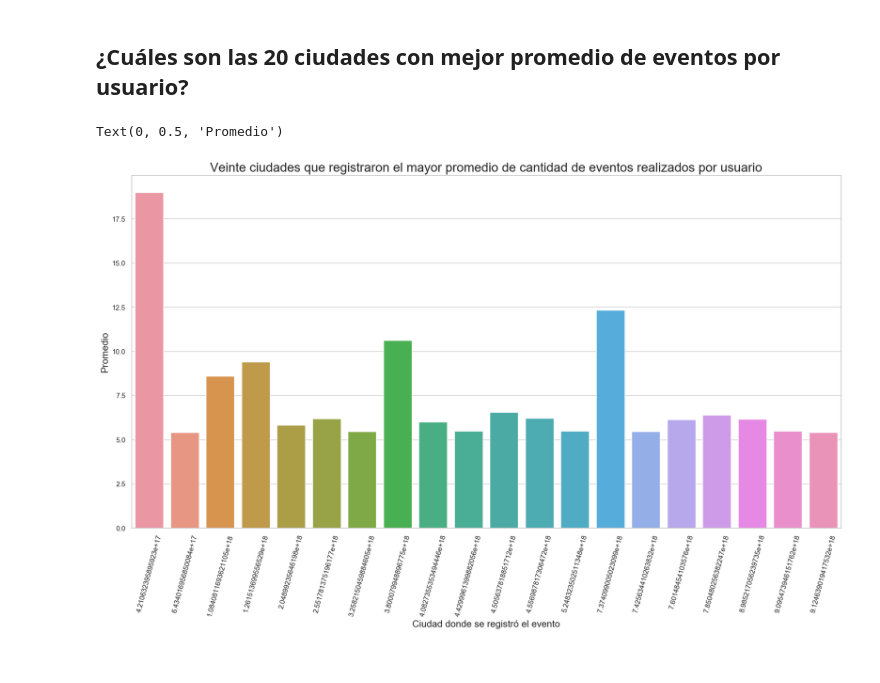
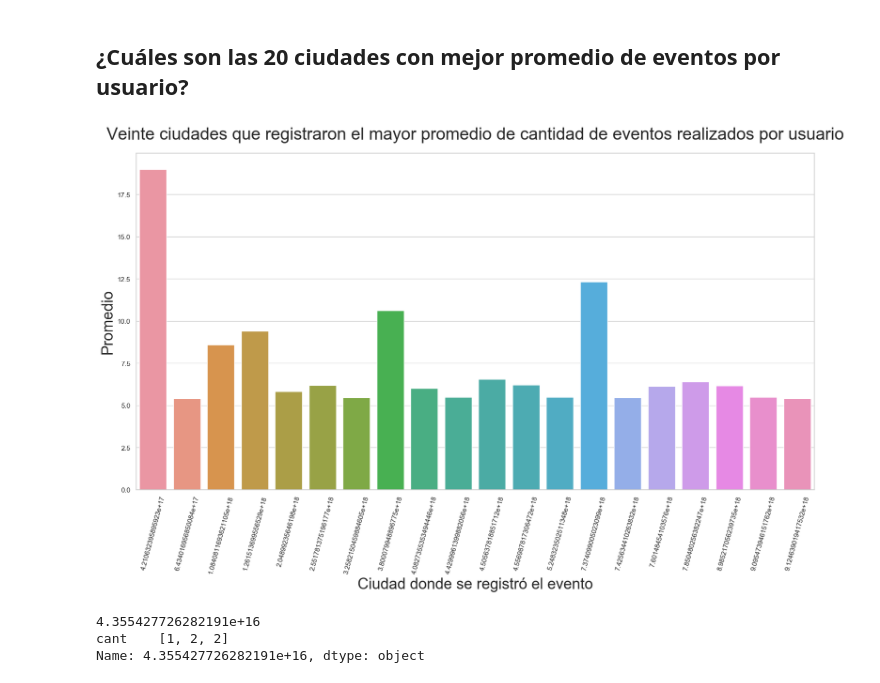
Before and after one commit to AlejandroKler/Datanesa, a Jupyter notebook: Analisis_geografico.ipynb, the cells around one changed output. Drawn from its saved outputs; the diff is of its cells as text; code cells hidden in the pictures.

```diff
--- a/Analisis_geografico.ipynb
+++ b/Analisis_geografico.ipynb
@@ -46,0 +53,13 @@ plt.savefig("latitudLongitud.png")
+# %%
+top_cities = events.groupby(['device_city']).agg({'cant': 'count'}).reset_index()\
+.sort_values(by = 'cant', ascending = False).head(20)
+# %%
+plt.rcParams["axes.labelsize"] = 30
+plot_a = sns.barplot(x=top_cities['device_city'], y=top_cities['cant'], orient='v')
+plot_a.set_xticklabels(plot.get_xticklabels(),rotation=75)
+plot_a.set_title("Veinte ciudades que registraron mayor cantidad de eventos", fontsize=28)
+plot_a.set_xlabel("Ciudad donde se registró el evento", fontsize=25)
+plot_a.title.set_position([.5, 1.03])
+plot_a.set_ylabel("Cantidad de eventos", fontsize=25)
+plot_a.set_yscale("log")
+plt.savefig("top_cities.jpeg")
@@ -48,17 +69,18 @@ plt.savefig("latitudLongitud.png")
 ## ¿Cuáles son las 20 ciudades con mejor promedio de eventos por usuario?
 # %%
 events['cant'] = 1
-top_cities = events.groupby(['device_city', 'ref_hash']).agg({'cant': 'count'}).reset_index().groupby('device_city').agg({'cant': 'mean'})\
+top_cities_prom = events.groupby(['device_city', 'ref_hash']).agg({'cant': 'count'}).reset_index().groupby('device_city').agg({'cant': 'mean'})\
     .sort_values(by = 'cant', ascending = False).head(20).reset_index()
 # %%
-top_cities = top_cities.rename({'cant':'promedio'}, axis = 1)
+top_cities_prom = top_cities.rename({'cant':'promedio'}, axis = 1)
 # %%
 plt.rcParams["axes.labelsize"] = 30
-plot = sns.barplot(x=top_cities['device_city'], y=top_cities['promedio'], orient='v')
+plot = sns.barplot(x=top_cities_prom['device_city'], y=top_cities_prom['promedio'], orient='v')
 plot.set_xticklabels(plot.get_xticklabels(),rotation=75)
-plot.set_title("Veinte ciudades que registraron el mayor promedio de cantidad de eventos realizados por usuario", fontsize=20)
-plot.set_xlabel("Ciudad donde se registró el evento", fontsize=15)
-plot.set_ylabel("Promedio", fontsize=15)
+plot.set_title("Veinte ciudades que registraron el mayor promedio de eventos realizados por usuario", fontsize=28)
+plot.set_xlabel("Ciudad donde se registró el evento", fontsize=25)
+plot.title.set_position([.5, 1.03])
+plot.set_ylabel("Promedio", fontsize=25)
+plt.savefig("top_cities_events.jpeg")
 # %% [output]
-Text(0, 0.5, 'Promedio')
-[figure, old version]
+[figure, new version]
@@ -64,0 +90,9 @@ Text(0, 0.5, 'Promedio')
+# %%
+for x,row in city_cant_eventos.iterrows():
+    print(x)
+    print(row)
+    break
+# %% [output]
+4.355427726282191e+16
+cant    [1, 2, 2]
+Name: 4.355427726282191e+16, dtype: object
```
Also changed, not shown: parts of 4 cells of this notebook, 1 other file.
